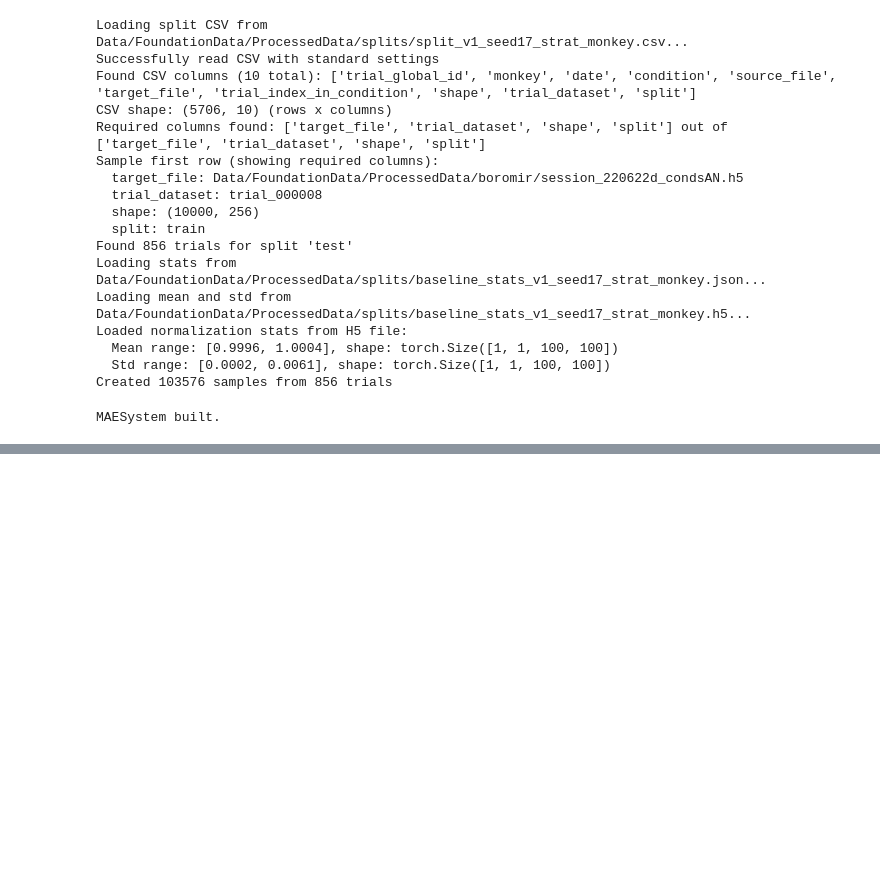
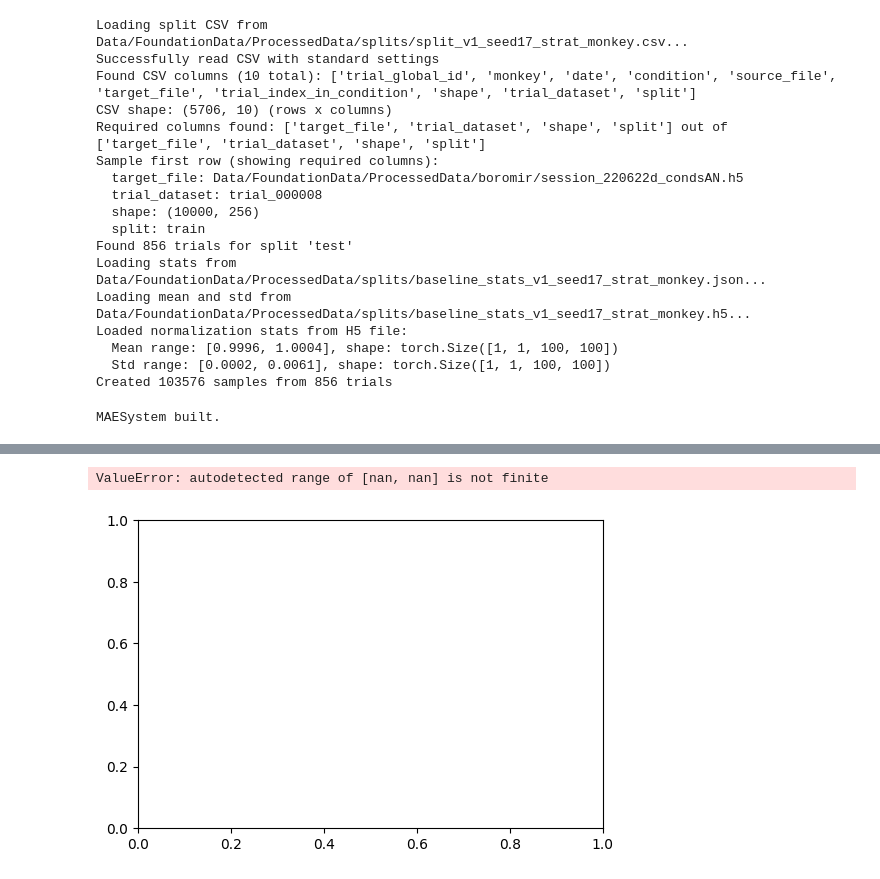
Before and after one commit to ossnat/VSD_foundation_model, a Jupyter notebook: scripts/VideoMAE_2D_Training_Notebook.ipynb, the cells around one changed output, grey strips where cells are left out. Saved outputs shown, nothing was run; the diff lists cells and outputs as text; code cells hidden in the pictures; blank space fills up the shorter version.

```diff
--- a/scripts/VideoMAE_2D_Training_Notebook.ipynb
+++ b/scripts/VideoMAE_2D_Training_Notebook.ipynb
@@ -238,0 +242,26 @@ print("✅ Sequence visualization complete (rows=time, cols=[orig, masked+overla
+# %%
+import numpy as np
+import matplotlib.pyplot as plt
+import torch
+
+def plot_recon_hist(recon_frames, bins=100, title="Reconstruction pixel histogram"):
+    # Move tensor to CPU and flatten
+    if torch.is_tensor(recon_frames):
+        data = recon_frames.detach().cpu().numpy()
+    else:
+        data = np.asarray(recon_frames)
+
+    data = data.reshape(-1)
+
+    plt.figure(figsize=(6, 4))
+    plt.hist(data, bins=bins, color="steelblue", alpha=0.8)
+    plt.title(title)
+    plt.xlabel("Pixel value")
+    plt.ylabel("Count")
+    plt.tight_layout()
+    plt.show()
+
+plot_recon_hist(recon_frames)
+# %% [output]
+ValueError: autodetected range of [nan, nan] is not finite
+[figure, added]
```
Also changed, not shown: parts of 3 cells of this notebook.
